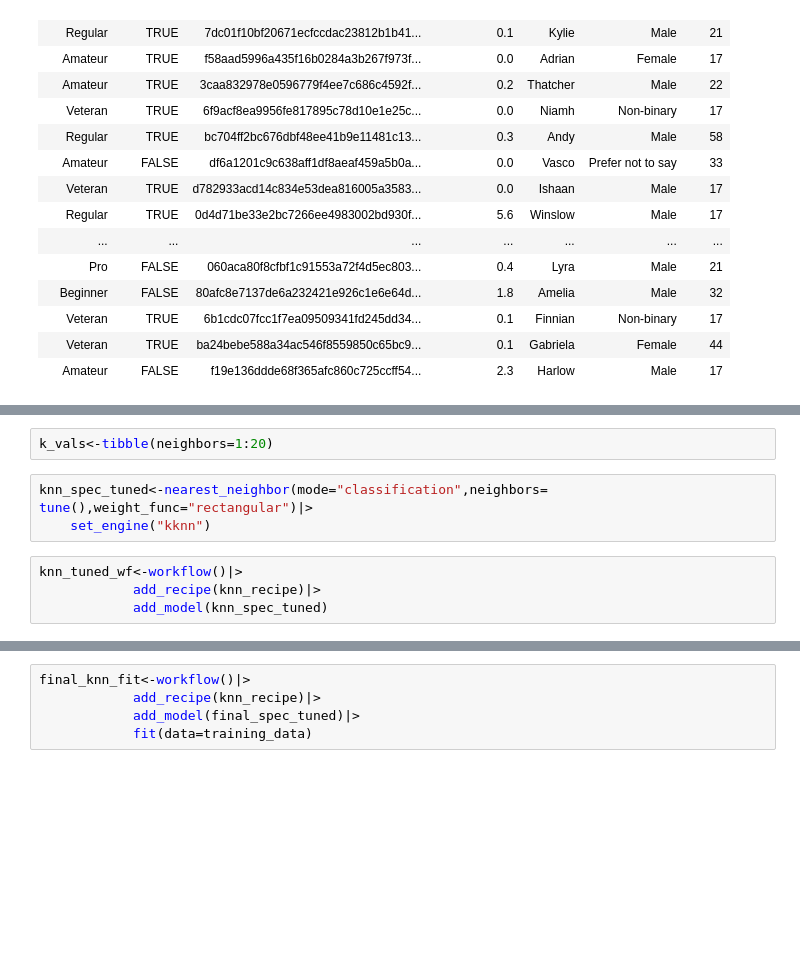
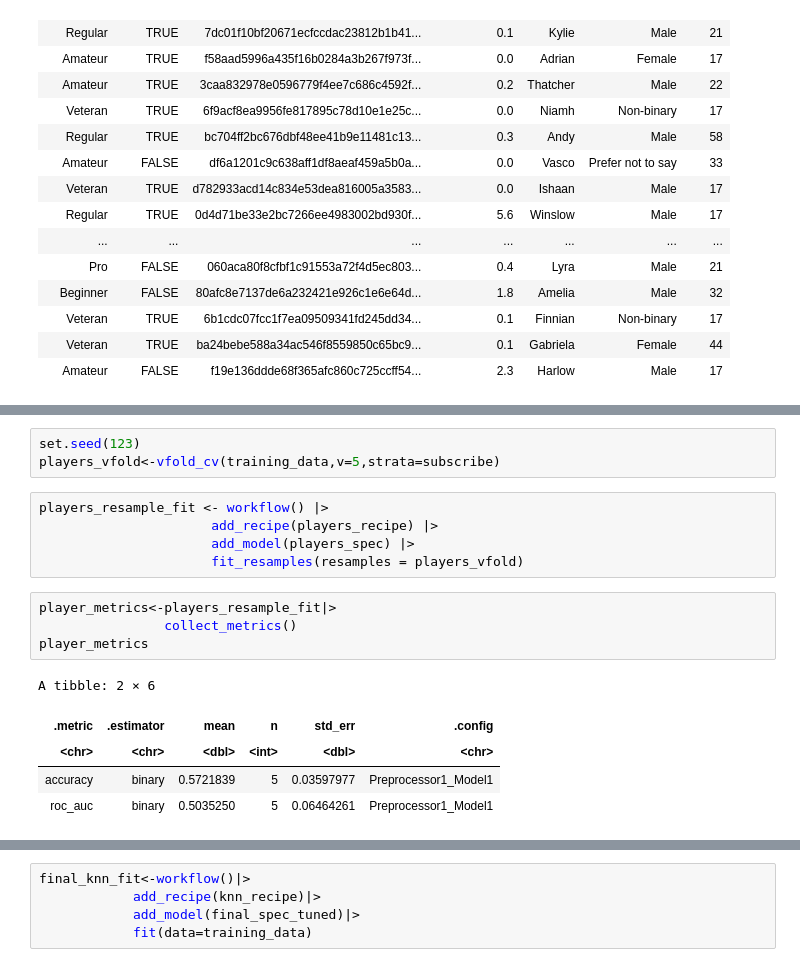
Before and after one commit to saisriman2004/DSCI_V-100-Group-Project, a Jupyter notebook: ProjectFinalReport.ipynb, the cells around one changed output, grey strips where cells are left out. Drawn from its saved outputs; the diff is of its cells as text; blank space fills up the shorter version.

```diff
--- a/ProjectFinalReport.ipynb
+++ b/ProjectFinalReport.ipynb
@@ -305,12 +287,21 @@ Prediction FALSE TRUE
      FALSE     7   12
      TRUE      6   24
 # %%
-k_vals<-tibble(neighbors=1:20)
+set.seed(123)
+players_vfold<-vfold_cv(training_data,v=5,strata=subscribe)
 # %%
-knn_spec_tuned<-nearest_neighbor(mode="classification",neighbors= tune(),weight_func="rectangular")|>
-    set_engine("kknn")
+players_resample_fit <- workflow() |>
+                      add_recipe(players_recipe) |>
+                      add_model(players_spec) |>
+                      fit_resamples(resamples = players_vfold)
 # %%
-knn_tuned_wf<-workflow()|>
-            add_recipe(knn_recipe)|>
-            add_model(knn_spec_tuned)
+player_metrics<-players_resample_fit|>
+                collect_metrics()
+player_metrics
+# %% [output]
+A tibble: 2 × 6
+| .metric | .estimator | mean | n | std_err | .config |
+| <chr> | <chr> | <dbl> | <int> | <dbl> | <chr> |
+| accuracy | binary | 0.5721839 | 5 | 0.03597977 | Preprocessor1_Model1 |
+| roc_auc | binary | 0.5035250 | 5 | 0.06464261 | Preprocessor1_Model1 |
 # %%
```
Also changed, not shown: parts of 11 cells of this notebook.
